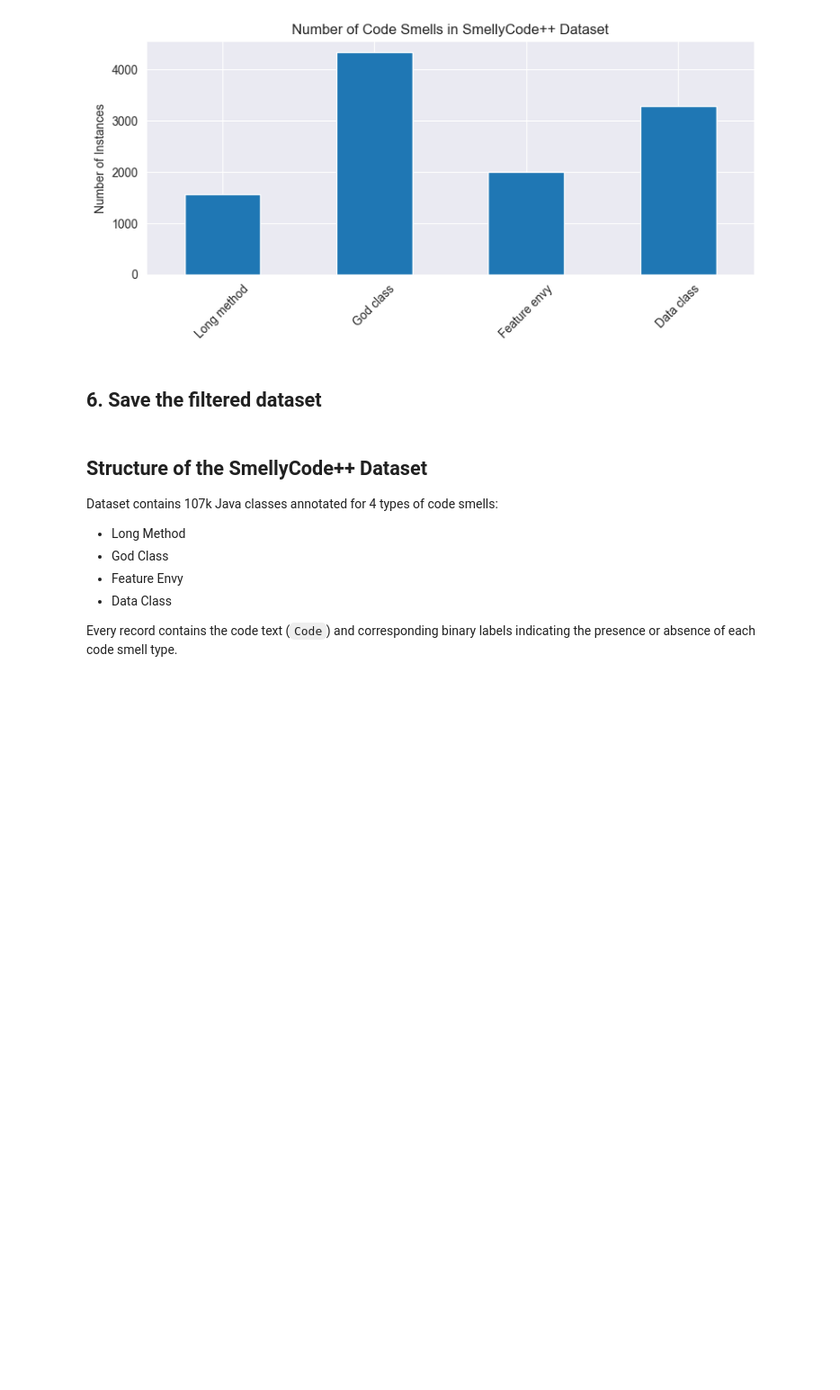
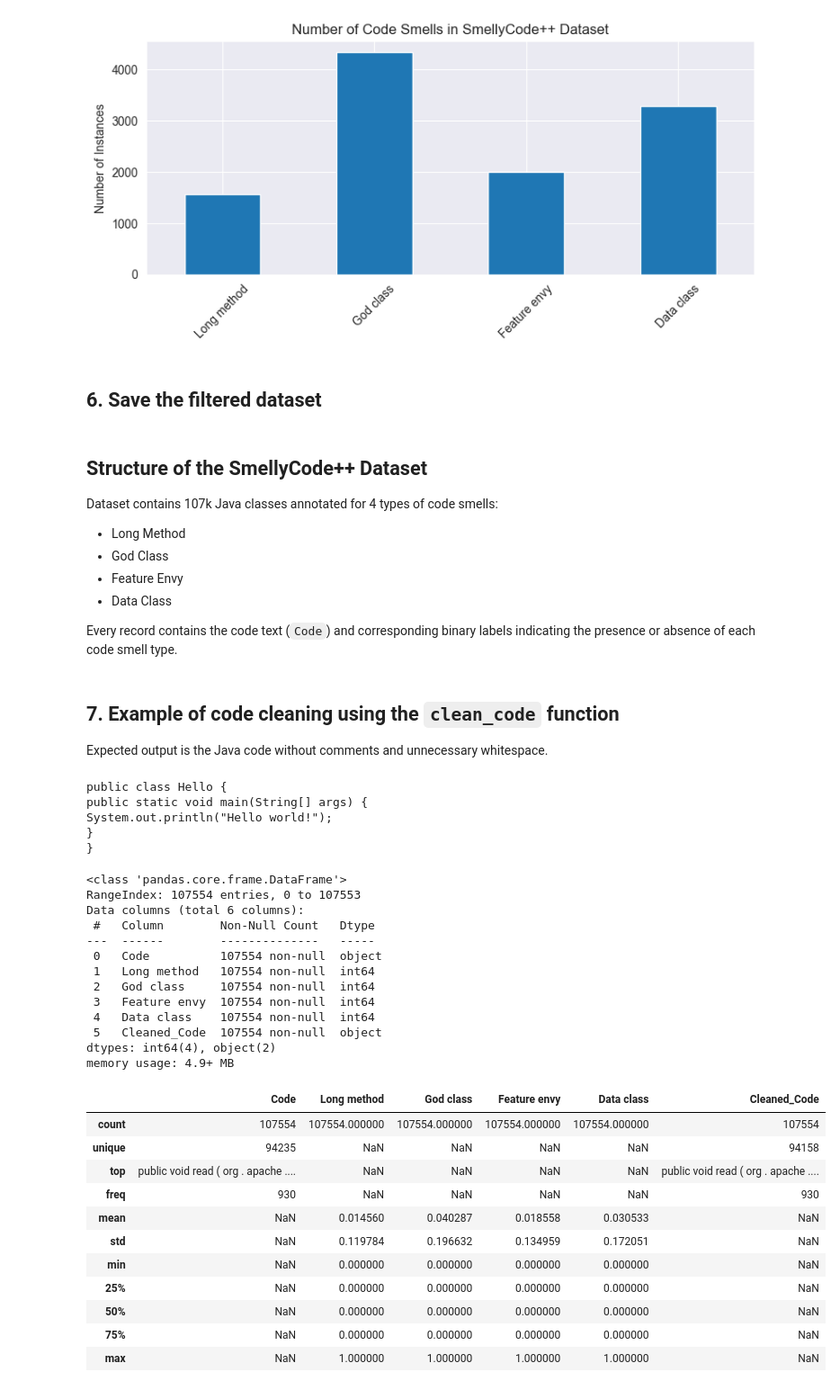
Before and after one commit to stdev33/goit-cp-code-smell-transformers, a Jupyter notebook: notebooks/analysis.ipynb, the cells around one changed output. Shown at 90% size. Cells and saved outputs as stored; diff of their text form; code cells hidden in the pictures; blank space fills up the shorter version.

Commit message:
implement functions to clean up the dataset

```diff
--- a/notebooks/analysis.ipynb
+++ b/notebooks/analysis.ipynb
@@ -117,3 +117,76 @@ Dataset contains 107k Java classes annotated for 4 types of code smells:
 - Data Class
 
 Every record contains the code text (`Code`) and corresponding binary labels indicating the presence or absence of each code smell type.
+# %% [markdown]
+## 7. Example of code cleaning using the `clean_code` function
+Expected output is the Java code without comments and unnecessary whitespace.
+# %%
+import sys
+sys.path.append("../src")
+
+from data_processing.cleaner import clean_code
+
+example = """
+// this is a single line comment
+public class Hello {
+    /* multi-line
+       comment */
+    public static void main(String[] args) {
+        System.out.println("Hello world!");  // output
+    }
+}
+"""
+
+print(clean_code(example))
+# %% [output]
+public class Hello {
+public static void main(String[] args) {
+System.out.println("Hello world!");
+}
+}
+# %%
+import pandas as pd
+import sys
+sys.path.append("../src")
+
+from data_processing.cleaner import clean_code
+
+# Load the previously processed dataset
+df = pd.read_csv("../data/processed/smellycodepp_filtered.csv")
+
+# Clean the 'Code' column
+df["Cleaned_Code"] = df["Code"].apply(clean_code)
+
+# Sample output to verify cleaning
+# print(df[["Code", "Cleaned_Code"]].sample(3).to_string(index=False))
+df.info()
+df.describe(include='all')
+
+# Save the cleaned dataset
+df.to_csv("../data/processed/smellycodepp_cleaned.csv", index=False)
+# %% [output]
+<class 'pandas.core.frame.DataFrame'>
+RangeIndex: 107554 entries, 0 to 107553
+Data columns (total 6 columns):
+ #   Column        Non-Null Count   Dtype
+---  ------        --------------   -----
+ 0   Code          107554 non-null  object
+ 1   Long method   107554 non-null  int64
+ 2   God class     107554 non-null  int64
+ 3   Feature envy  107554 non-null  int64
+ 4   Data class    107554 non-null  int64
+ 5   Cleaned_Code  107554 non-null  object
+dtypes: int64(4), object(2)
+memory usage: 4.9+ MB
+|  | Code | Long method | God class | Feature envy | Data class | Cleaned_Code |
+| count | 107554 | 107554.000000 | 107554.000000 | 107554.000000 | 107554.000000 | 107554 |
+| unique | 94235 | NaN | NaN | NaN | NaN | 94158 |
+| top | public void read ( org . apache .... | NaN | NaN | NaN | NaN | public void read ( org . apache .... |
+| freq | 930 | NaN | NaN | NaN | NaN | 930 |
+| mean | NaN | 0.014560 | 0.040287 | 0.018558 | 0.030533 | NaN |
+| std | NaN | 0.119784 | 0.196632 | 0.134959 | 0.172051 | NaN |
+| min | NaN | 0.000000 | 0.000000 | 0.000000 | 0.000000 | NaN |
+| 25% | NaN | 0.000000 | 0.000000 | 0.000000 | 0.000000 | NaN |
+| 50% | NaN | 0.000000 | 0.000000 | 0.000000 | 0.000000 | NaN |
+| 75% | NaN | 0.000000 | 0.000000 | 0.000000 | 0.000000 | NaN |
+| max | NaN | 1.000000 | 1.000000 | 1.000000 | 1.000000 | NaN |
```
Also changed, not shown: 1 other file.
